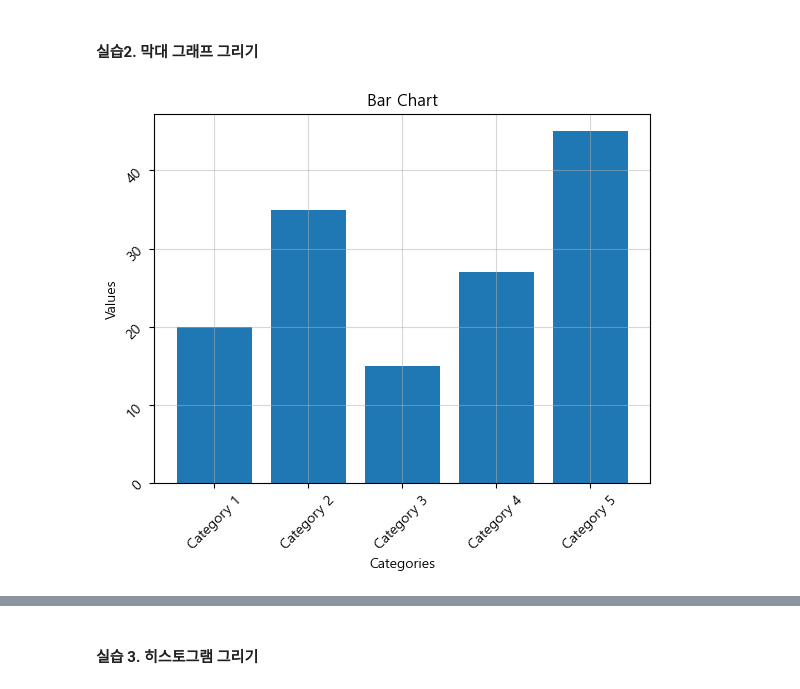
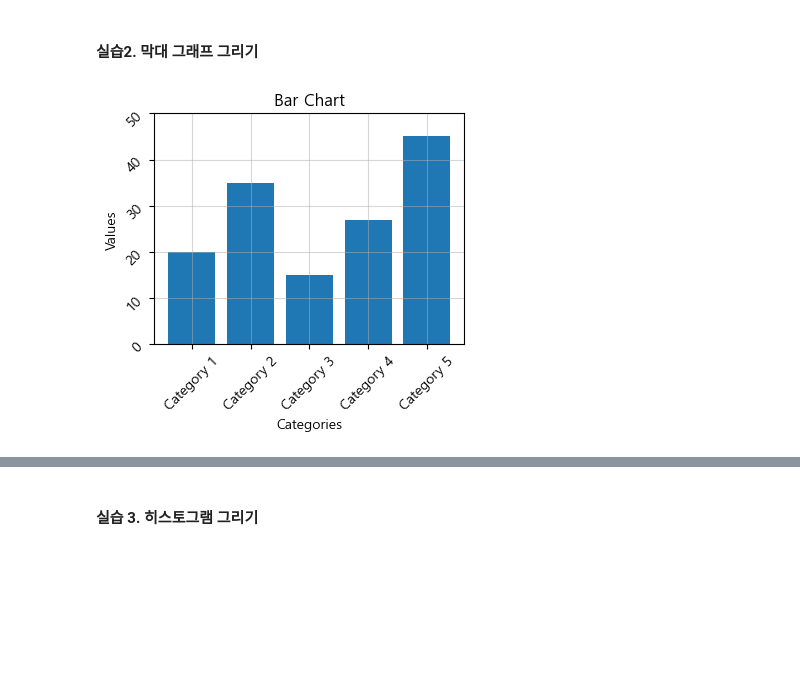
Before and after one commit to Subin928/RE_python_5th, a Jupyter notebook: DataAnalysis/07_matplotlib.ipynb, the cells around one changed output, grey strips where cells are left out. Cells and saved outputs as stored; diff of their text form; code cells hidden in the pictures; blank space fills up the shorter version.

```diff
--- a/DataAnalysis/07_matplotlib.ipynb
+++ b/DataAnalysis/07_matplotlib.ipynb
@@ -169,24 +168,24 @@ plt.show()
 # %%
 categories = ['Category 1', 'Category 2', 'Category 3', 'Category 4', 'Category 5']
 data = [20, 35, 15, 27, 45]
+fig, ax = plt.subplots(figsize=(4, 3))
 
 plt.bar(categories, data)
 
 plt.title("Bar Chart")
 plt.grid(linestyle=":")
 plt.xlabel("Categories")
 plt.ylabel("Values")
 
 plt.grid(linestyle='-', alpha=0.5)
 
 plt.xticks(rotation=45)
 plt.yticks(rotation=45)
 
 plt.ylim(0, 50) # y축을 0~50 범위로 고정
-
 plt.show()
 # %% [output]
-[figure, old version]
+[figure, new version]
 # %%
 # 히스토그램
 # 랜덤 데이터 생성
```
Also changed, not shown: parts of 13 cells of this notebook.
